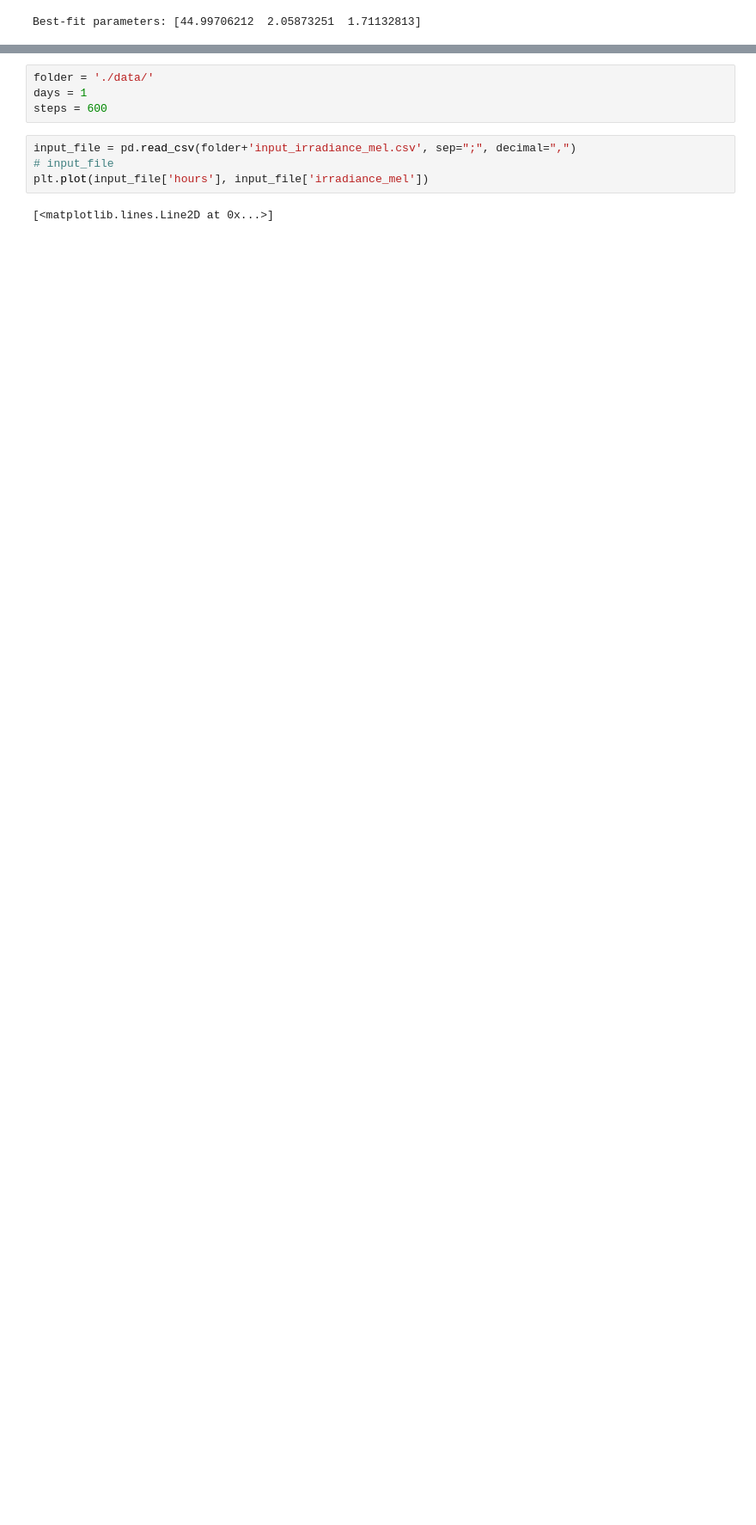
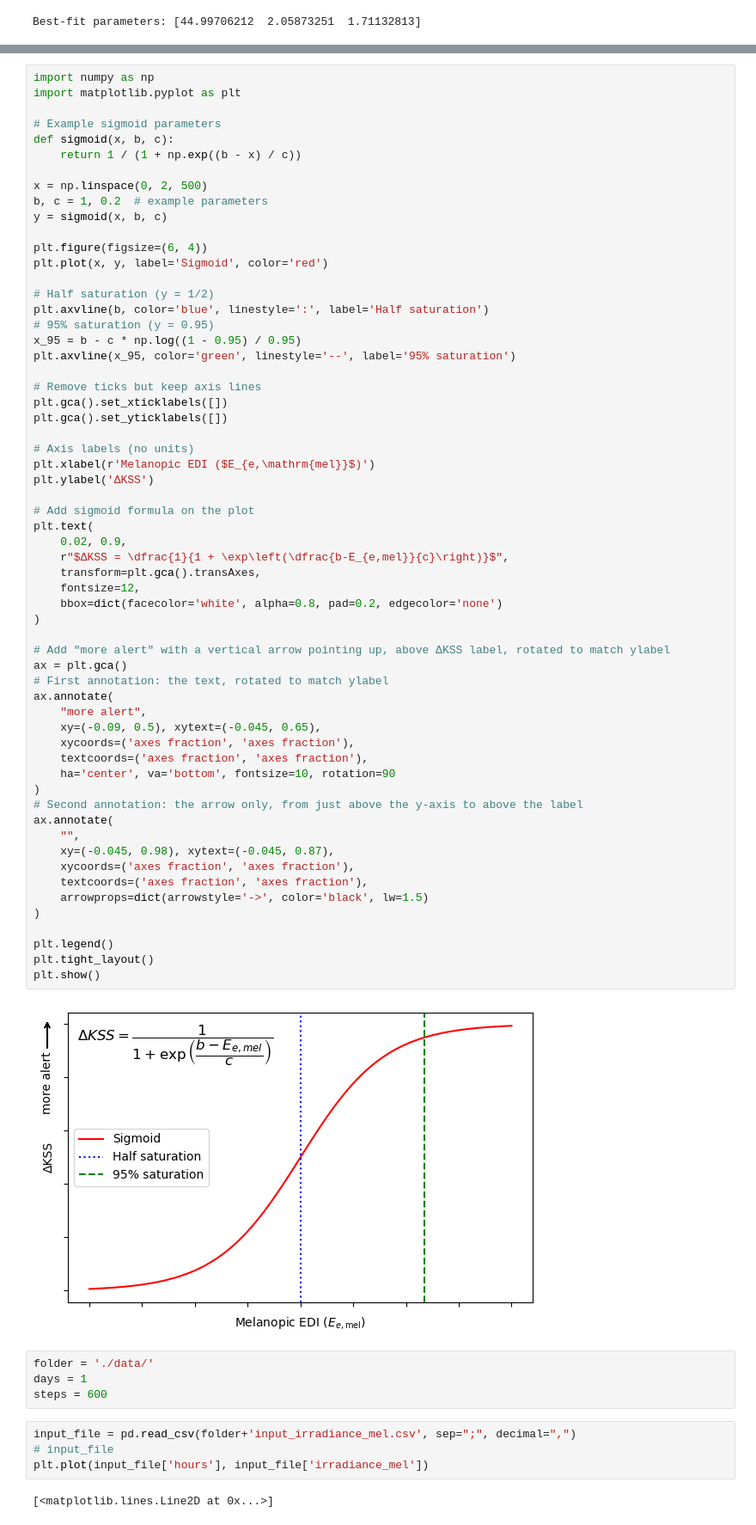
Before and after one commit to adulbrich/arousal-dynamics-model, a Jupyter notebook: sigmoid_fit.ipynb, the cells around one changed output, grey strips where cells are left out. Shown at 86% size. Cells and saved outputs as stored; diff of their text form; blank space fills up the shorter version.

```diff
--- a/sigmoid_fit.ipynb
+++ b/sigmoid_fit.ipynb
@@ -135,3 +164,65 @@ Best-fit parameters: [0.04919022 2.05872455 1.71133017]
+# %%
+import numpy as np
+import matplotlib.pyplot as plt
+
+# Example sigmoid parameters
+def sigmoid(x, b, c):
+    return 1 / (1 + np.exp((b - x) / c))
+
+x = np.linspace(0, 2, 500)
+b, c = 1, 0.2  # example parameters
+y = sigmoid(x, b, c)
+
+plt.figure(figsize=(6, 4))
+plt.plot(x, y, label='Sigmoid', color='red')
+
+# Half saturation (y = 1/2)
+plt.axvline(b, color='blue', linestyle=':', label='Half saturation')
+# 95% saturation (y = 0.95)
+x_95 = b - c * np.log((1 - 0.95) / 0.95)
+plt.axvline(x_95, color='green', linestyle='--', label='95% saturation')
+
+# Remove ticks but keep axis lines
+plt.gca().set_xticklabels([])
+plt.gca().set_yticklabels([])
+
+# Axis labels (no units)
+plt.xlabel(r'Melanopic EDI ($E_{e,\mathrm{mel}}$)')
+plt.ylabel('ΔKSS')
+
+# Add sigmoid formula on the plot
+plt.text(
+    0.02, 0.9,
+    r"$ΔKSS = \dfrac{1}{1 + \exp\left(\dfrac{b-E_{e,mel}}{c}\right)}$",
+    transform=plt.gca().transAxes,
+    fontsize=12,
+    bbox=dict(facecolor='white', alpha=0.8, pad=0.2, edgecolor='none')
+)
+
+# Add "more alert" with a vertical arrow pointing up, above ΔKSS label, rotated to match ylabel
+ax = plt.gca()
+# First annotation: the text, rotated to match ylabel
+ax.annotate(
+    "more alert",
+    xy=(-0.09, 0.5), xytext=(-0.045, 0.65),
+    xycoords=('axes fraction', 'axes fraction'),
+    textcoords=('axes fraction', 'axes fraction'),
+    ha='center', va='bottom', fontsize=10, rotation=90
+)
+# Second annotation: the arrow only, from just above the y-axis to above the label
+ax.annotate(
+    "",
+    xy=(-0.045, 0.98), xytext=(-0.045, 0.87),
+    xycoords=('axes fraction', 'axes fraction'),
+    textcoords=('axes fraction', 'axes fraction'),
+    arrowprops=dict(arrowstyle='->', color='black', lw=1.5)
+)
+
+plt.legend()
+plt.tight_layout()
+plt.show()
+# %% [output]
+[figure, added]
 # %%
 folder = './data/'
 days = 1
```
Also changed, not shown: parts of 3 cells of this notebook, 2 other files.
